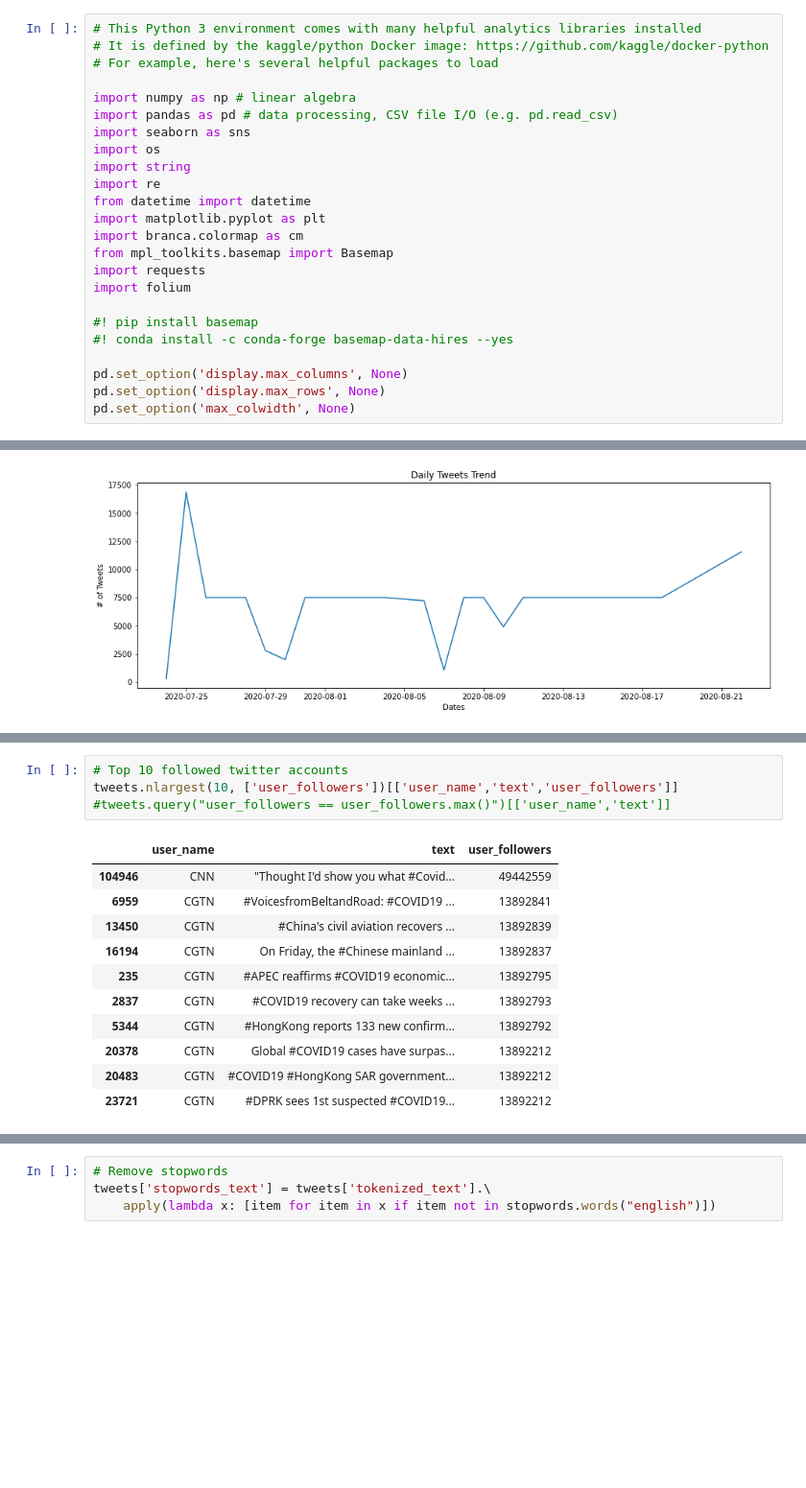
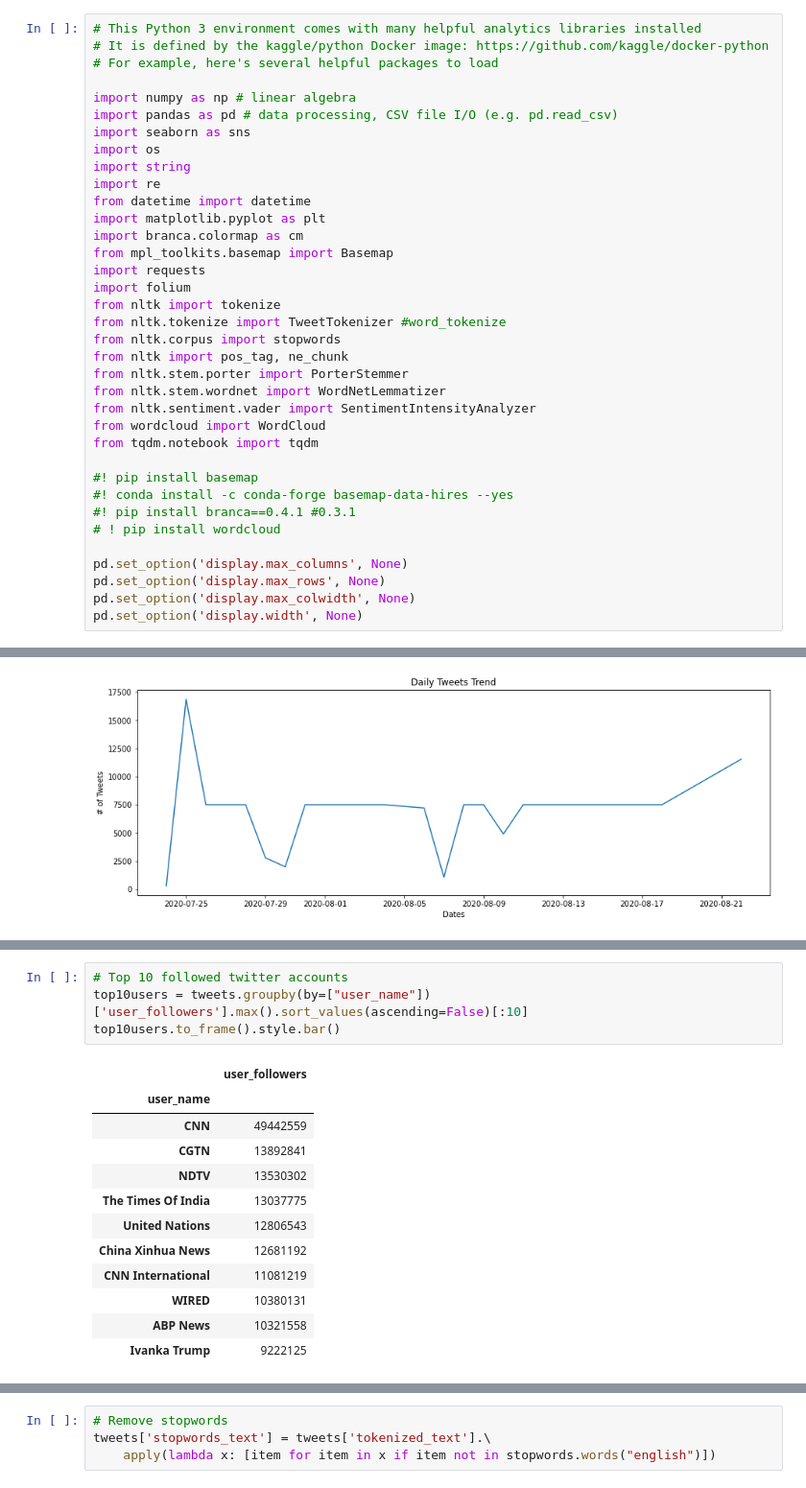
Before and after one commit to ArushiC/COVID-19-Tweets-Analysis, a Jupyter notebook: covid19-tweets.ipynb, the cells around one changed output, grey strips where cells are left out. Shown at 96% size. Saved outputs shown, nothing was run; the diff lists cells and outputs as text; blank space fills up the shorter version.

```diff
--- a/covid19-tweets.ipynb
+++ b/covid19-tweets.ipynb
@@ -20,13 +20,25 @@ import branca.colormap as cm
 from mpl_toolkits.basemap import Basemap
 import requests
 import folium
+from nltk import tokenize
+from nltk.tokenize import TweetTokenizer #word_tokenize
+from nltk.corpus import stopwords
+from nltk import pos_tag, ne_chunk
+from nltk.stem.porter import PorterStemmer
+from nltk.stem.wordnet import WordNetLemmatizer
+from nltk.sentiment.vader import SentimentIntensityAnalyzer
+from wordcloud import WordCloud
+from tqdm.notebook import tqdm
 
 #! pip install basemap
 #! conda install -c conda-forge basemap-data-hires --yes
+#! pip install branca==0.4.1 #0.3.1
+# ! pip install wordcloud
 
 pd.set_option('display.max_columns', None)
 pd.set_option('display.max_rows', None)
-pd.set_option('max_colwidth', None)
+pd.set_option('display.max_colwidth', None)
+pd.set_option('display.width', None)
 # %%
 # Input data files are available in the read-only "../input/" directory
 # For example, running this (by clicking run or pressing Shift+Enter) will list all files under the input directory
@@ -301,17 +351,18 @@ tweets.nlargest(10, ['user_favourites'])[['user_name','text']]
 # %%
 # Top 10 followed twitter accounts
-tweets.nlargest(10, ['user_followers'])[['user_name','text','user_followers']]
-#tweets.query("user_followers == user_followers.max()")[['user_name','text']]
+top10users = tweets.groupby(by=["user_name"])['user_followers'].max().sort_values(ascending=False)[:10]
+top10users.to_frame().style.bar()
 # %% [output]
-|  | user_name | text | user_followers |
-| 104946 | CNN | "Thought I'd show you what #Covid... | 49442559 |
-| 6959 | CGTN | #VoicesfromBeltandRoad: #COVID19 ... | 13892841 |
-| 13450 | CGTN | #China's civil aviation recovers ... | 13892839 |
-| 16194 | CGTN | On Friday, the #Chinese mainland ... | 13892837 |
-| 235 | CGTN | #APEC reaffirms #COVID19 economic... | 13892795 |
-| 2837 | CGTN | #COVID19 recovery can take weeks ... | 13892793 |
-| 5344 | CGTN | #HongKong reports 133 new confirm... | 13892792 |
-| 20378 | CGTN | Global #COVID19 cases have surpas... | 13892212 |
-| 20483 | CGTN | #COVID19 #HongKong SAR government... | 13892212 |
-| 23721 | CGTN | #DPRK sees 1st suspected #COVID19... | 13892212 |
+|  | user_followers |
+| user_name |  |
+| CNN | 49442559 |
+| CGTN | 13892841 |
+| NDTV | 13530302 |
+| The Times Of India | 13037775 |
+| United Nations | 12806543 |
+| China Xinhua News | 12681192 |
+| CNN International | 11081219 |
+| WIRED | 10380131 |
+| ABP News | 10321558 |
+| Ivanka Trump | 9222125 |
 # %% [markdown]
```
Also changed, not shown: parts of 31 cells of this notebook.
